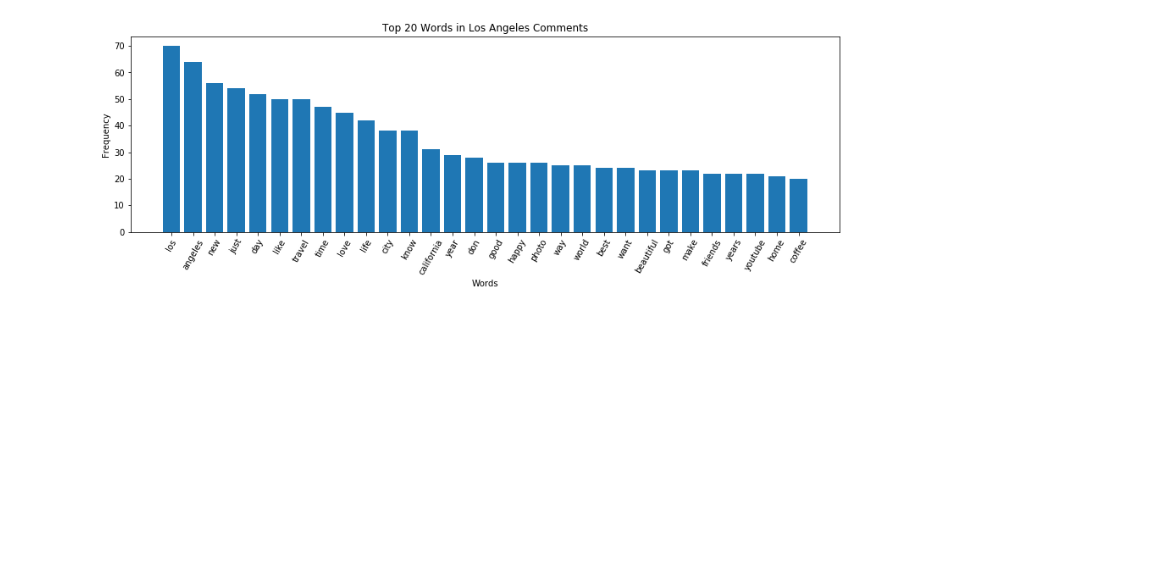
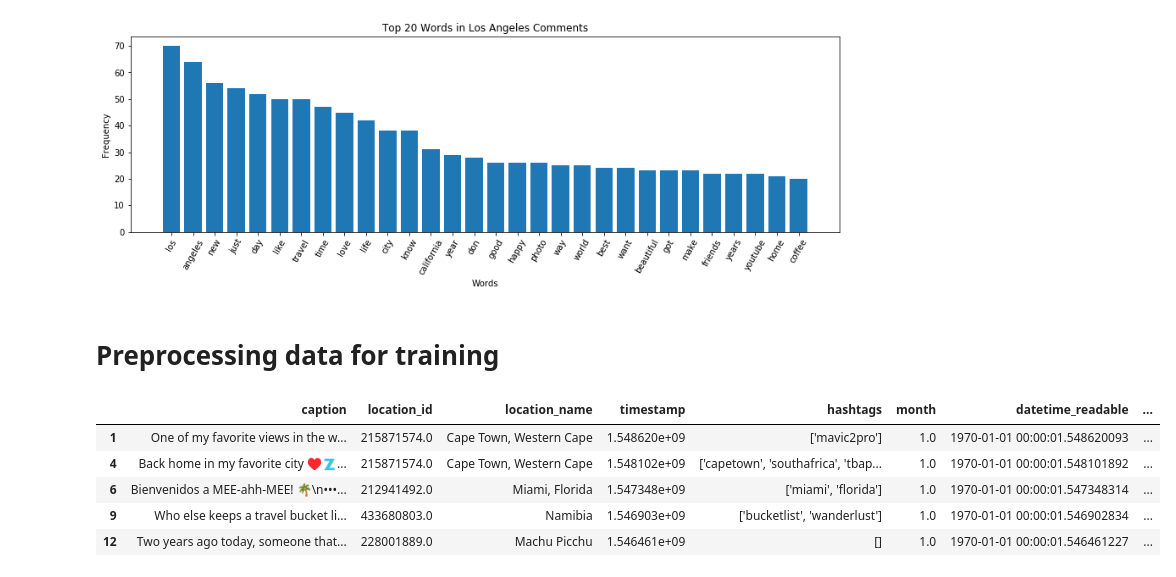
Before and after one commit to geneahn/nomadiq_repo, a Jupyter notebook: nomadiq_eda.ipynb, the cells around one changed output. Saved outputs shown, nothing was run; the diff lists cells and outputs as text; code cells hidden in the pictures; blank space fills up the shorter version.

Commit message:
Updated Data

```diff
--- a/nomadiq_eda.ipynb
+++ b/nomadiq_eda.ipynb
@@ -311,3 +315,26 @@ for k in range(len(classes)):
 [figure]
 [figure]
 [figure]
+# %% [markdown]
+# Preprocessing data for training
+# %%
+def remove_spaces(location_name):
+    '''Remove spaces and replace with underscore for labeling'''
+    try:
+        return re.sub(r"\s","", location_name)
+    except:
+        pass
+
+df['location_no_space'] = df['location_name'].apply(remove_spaces)
+# %%
+# Get data associated with top 200 locations
+trunc_df = df[df['location_name'].isin(df.location_name.value_counts()[:200].index.values)]
+# %%
+trunc_df.head()
+# %% [output]
+|  | caption | location_id | location_name | timestamp | hashtags | month | datetime_readable | ... |
+| 1 | One of my favorite views in the w... | 215871574.0 | Cape Town, Western Cape | 1.548620e+09 | ['mavic2pro'] | 1.0 | 1970-01-01 00:00:01.548620093 | ... |
+| 4 | Back home in my favorite city ♥️🇿... | 215871574.0 | Cape Town, Western Cape | 1.548102e+09 | ['capetown', 'southafrica', 'tbap... | 1.0 | 1970-01-01 00:00:01.548101892 | ... |
+| 6 | Bienvenidos a MEE-ahh-MEE! 🌴\n•••... | 212941492.0 | Miami, Florida | 1.547348e+09 | ['miami', 'florida'] | 1.0 | 1970-01-01 00:00:01.547348314 | ... |
+| 9 | Who else keeps a travel bucket li... | 433680803.0 | Namibia | 1.546903e+09 | ['bucketlist', 'wanderlust'] | 1.0 | 1970-01-01 00:00:01.546902834 | ... |
+| 12 | Two years ago today, someone that... | 228001889.0 | Machu Picchu | 1.546461e+09 | [] | 1.0 | 1970-01-01 00:00:01.546461227 | ... |
```
Also changed, not shown: parts of 10 cells of this notebook, 2 other files.
